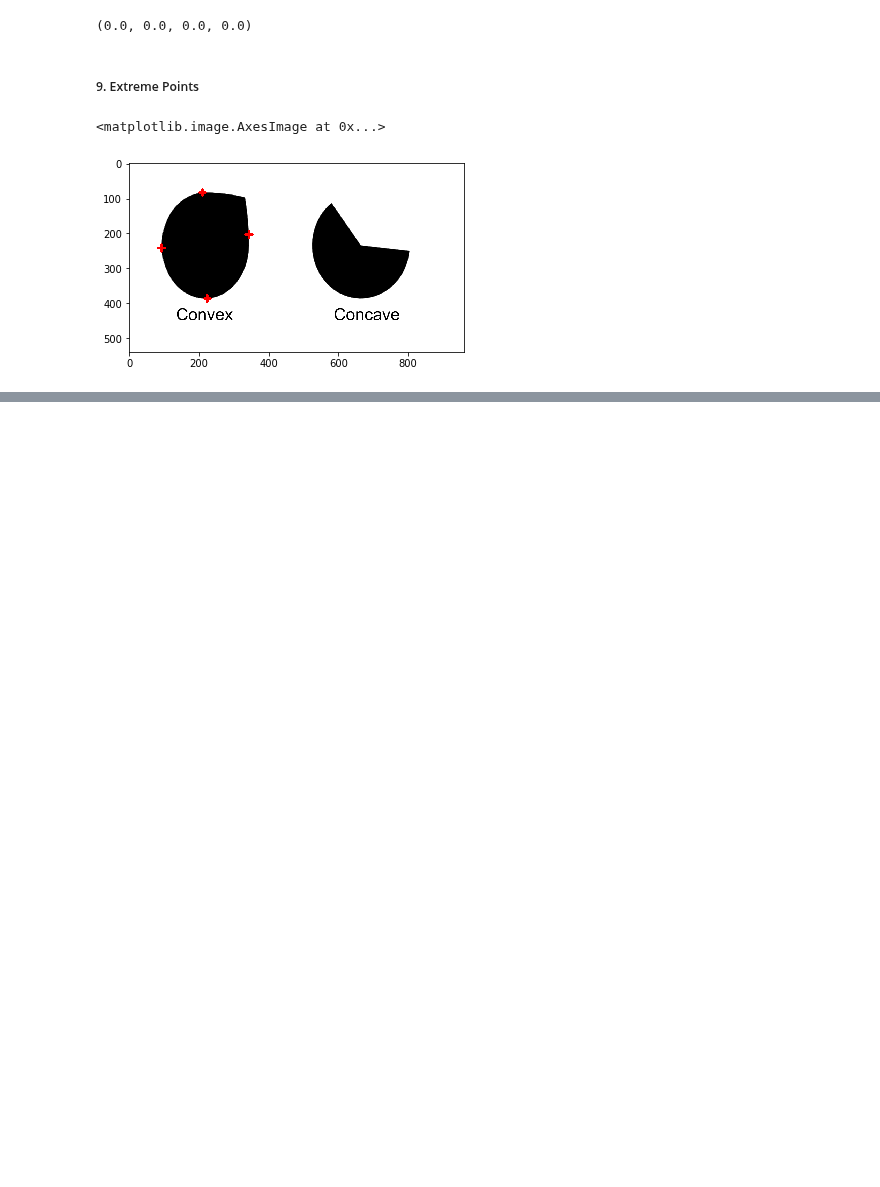
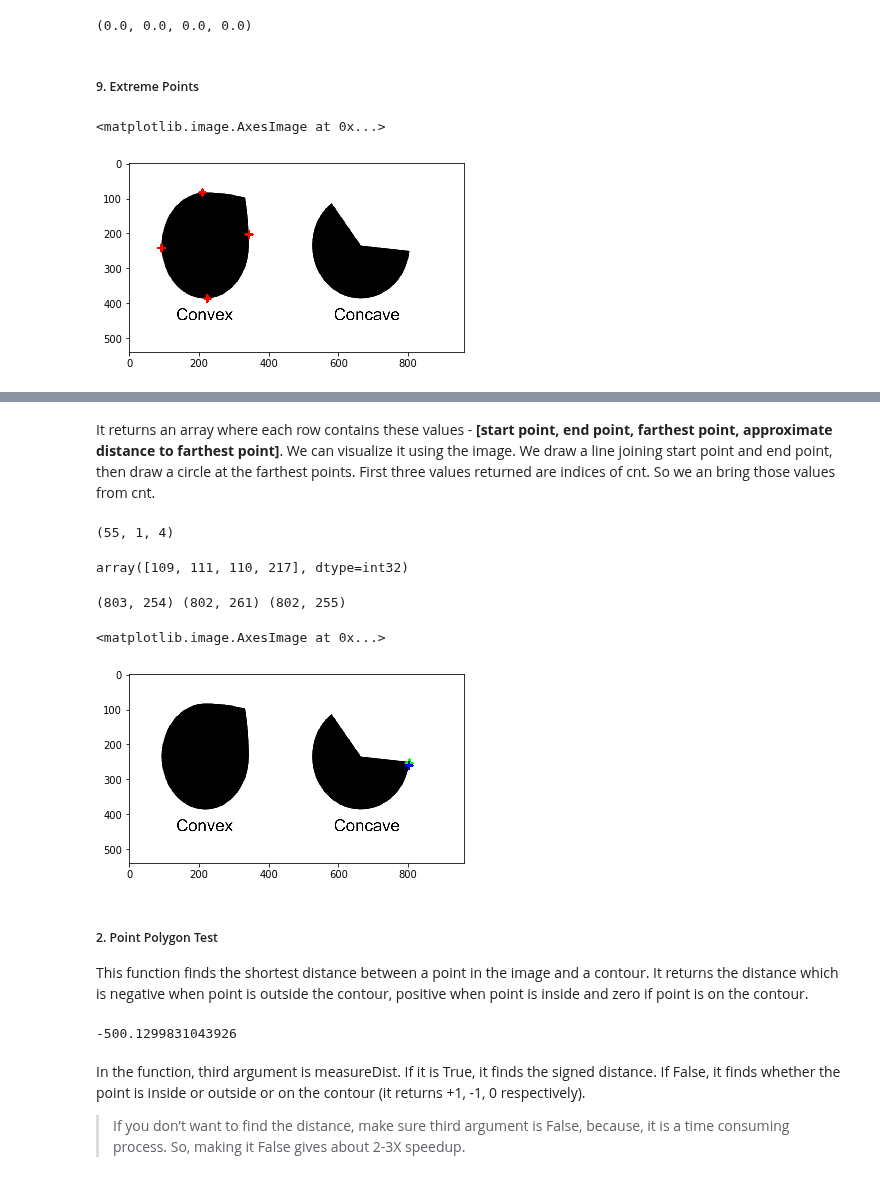
Before and after one commit to IamMohitM/OpenCV-Learning, a Jupyter notebook: Contours.ipynb, the cells around one changed output, grey strips where cells are left out. Saved outputs shown, nothing was run; the diff lists cells and outputs as text; code cells hidden in the pictures; blank space fills up the shorter version.

Commit message:
contour functions matchshspe pointpolygontest

```diff
--- a/Contours.ipynb
+++ b/Contours.ipynb
@@ -445,0 +452,4 @@ plt.imshow(img)
+# %%
+cnt = contours[19]
+hull = cv2.convexHull(cnt, returnPoints = False)
+defects = cv2.convexityDefects(cnt, hull)
@@ -445,0 +458,52 @@ plt.imshow(img)
+# %% [markdown]
+It returns an array where each row contains these values - **[start point, end point, farthest point, approximate distance to farthest point]**. We can visualize it using the image. We draw a line joining start point and end point, then draw a circle at the farthest points. First three values returned are indices of cnt. So we an bring those values from cnt.
+# %%
+for i in range(defects.shape[0]):
+    s, e, f, d = defects[i, 0]
+    start = tuple(cnt[s][0])
+    end = tuple(cnt[e][0])
+    far = tuple(cnt[f][0])
+    cv2.line(img, start, end, [0, 255, 0], 3)
+    cv2.circle(img, far, 5, [0, 0, 255], -1)
+
+cv2.imshow('img',img)
+cv2.waitKey(0)
+cv2.destroyAllWindows()
+# %%
+defects.shape
+# %% [output]
+(55, 1, 4)
+# %%
+defects[0, 0]
+# %% [output]
+array([109, 111, 110, 217], dtype=int32)
+# %%
+s, e, f, d = defects[0, 0]
+start = tuple(cnt[s][0])
+end = tuple(cnt[e][0])
+far = tuple(cnt[f][0])
+print(start, end, far)
+# %% [output]
+(803, 254) (802, 261) (802, 255)
+# %%
+img = cv2.imread('images/Convex-Concave.png')
+cv2.drawMarker(img, far, color = (255, 0, 0),  thickness = 5)
+cv2.drawMarker(img, start, color = (0, 255, 0),  thickness = 5)
+cv2.drawMarker(img, end, color = (0, 0, 255),  thickness = 5)
+plt.imshow(img)
+# %% [output]
+<matplotlib.image.AxesImage at 0x...>
+[figure, added]
+# %% [markdown]
+##### 2. Point Polygon Test
+
+This function finds the shortest distance between a point in the image and a contour. It returns the distance which is negative when point is outside the contour, positive when point is inside and zero if point is on the contour.
+# %%
+dist = cv2.pointPolygonTest(cnt, (50, 50), True)
+dist
+# %% [output]
+-500.1299831043926
+# %% [markdown]
+In the function, third argument is measureDist. If it is True, it finds the signed distance. If False, it finds whether the point is inside or outside or on the contour (it returns +1, -1, 0 respectively).
+
+>  If you don’t want to find the distance, make sure third argument is False, because, it is a time consuming process. So, making it False gives about 2-3X speedup.
```
Also changed, not shown: parts of 10 cells of this notebook.
